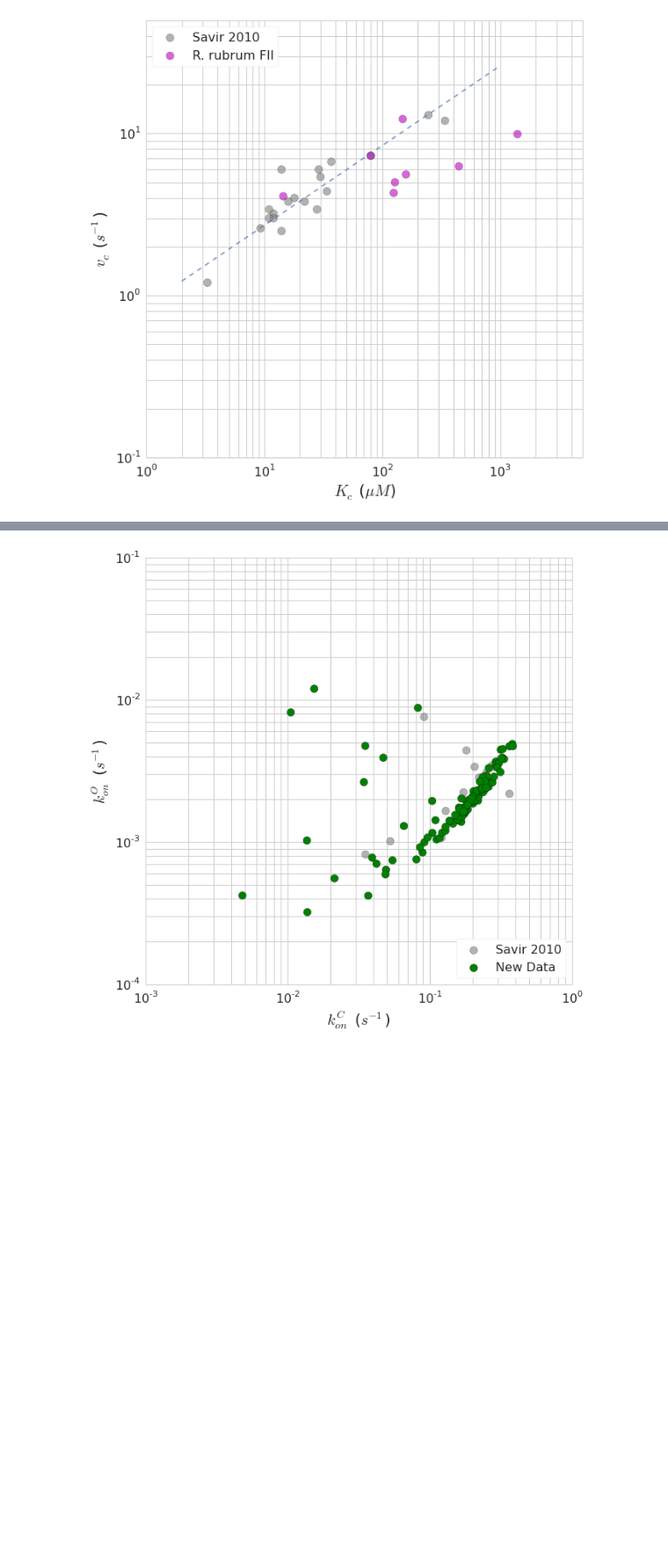
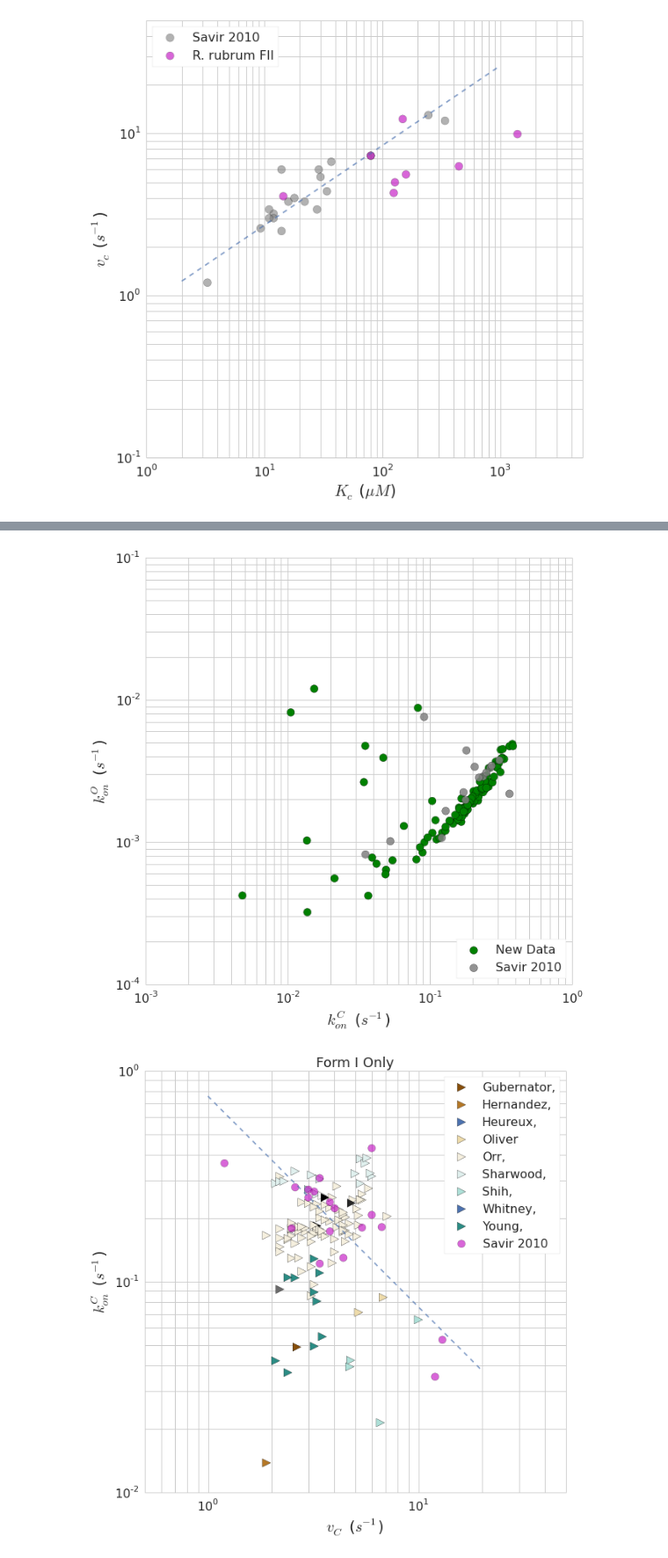
Before and after one commit to flamholz/ccm, a Jupyter notebook: python/ipython_notebooks/01122018 AF&NP Savir RuBisCO optimality redux .ipynb, the cells around one changed output, grey strips where cells are left out. Shown: that part at 88% size. Saved outputs shown, nothing was run; the diff lists cells and outputs as text; code cells hidden in the pictures; blank space fills up the shorter version.

```diff
--- a/python/ipython_notebooks/01122018 AF&NP Savir RuBisCO optimality redux .ipynb
+++ b/python/ipython_notebooks/01122018 AF&NP Savir RuBisCO optimality redux .ipynb
@@ -237,8 +276,8 @@ colors = seaborn.color_palette("BrBG", 10)
 plt.xscale('log')
 plt.yscale('log')
 
-plt.scatter(savir_df.kon_C, savir_df.kon_O, c='grey', s=100, alpha=0.6, label='Savir 2010')
 plt.scatter(nonsavir_df.kon_C, nonsavir_df.kon_O, c='g', s=100, label='New Data')
+plt.scatter(savir_df.kon_C, savir_df.kon_O, c='grey', s=100, alpha=0.85, label='Savir 2010')
 
 # NOTE: can't find the prefactor for this power law in the paper.
 # Can recalculate by doing regression from the Savir data but didn't have time before presentation.
@@ -255,4 +294,42 @@ plt.xlim(1e-3, 1)
 
 plt.show()
 # %% [output]
-[figure, old version]
+[figure, new version]
+# %%
+# Mechanistic proposal #1 from Savir - Vc vs. k_onC only for FI enzymes, color by reference
+figure = plt.figure(figsize=(10,10))
+seaborn.set_style('whitegrid')
+
+plt.xscale('log')
+plt.yscale('log')
+
+colors = seaborn.color_palette("BrBG", 10)
+fIs = grouped_form.get_group('I')
+fIs_nonsavir = fIs[fIs.savir == False]
+grouped_ref = fIs_nonsavir.groupby('Citation')
+for i, (group, gdf) in enumerate(grouped_ref):
+    l = group.split()[0]
+    c = colors[i]
+    plt.scatter(gdf.Vc, gdf.kon_C, c=c, s=120, marker='>', label=l)
+
+savir_FIs = fIs[fIs.savir == True]
+plt.scatter(savir_FIs.Vc, savir_FIs.kon_C, c='m', s=100, alpha=0.6, label='Savir 2010')
+
+# Savir 2010 says konC = vc/KC = vc/(1.32*vc^2) = 0.757/vc
+xs = np.arange(1, 20, 0.1)
+projected_konC = 0.757/xs
+plt.plot(xs, projected_konC, ls='--', alpha=0.7)
+
+plt.title('Form I Only', fontsize=18)
+plt.legend(loc=1, fontsize=16, frameon=True)
+plt.xlabel('$v_C$ ($s^{-1}$)', fontsize=20)
+plt.ylabel('$k_{on}^C$ ($s^{-1}$)', fontsize=20)
+plt.xticks(fontsize=16)
+plt.yticks(fontsize=16)
+
+plt.ylim(1e-2, 1)
+plt.xlim(0.5, 50)
+
+plt.show()
+# %% [output]
+[figure, added]
```
Also changed, not shown: parts of 3 cells of this notebook.
